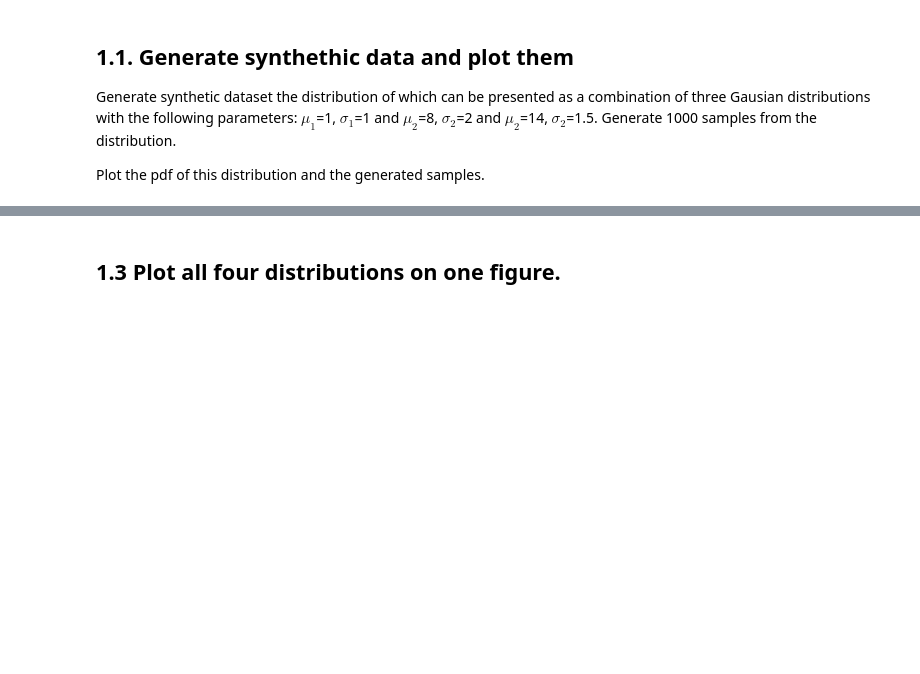
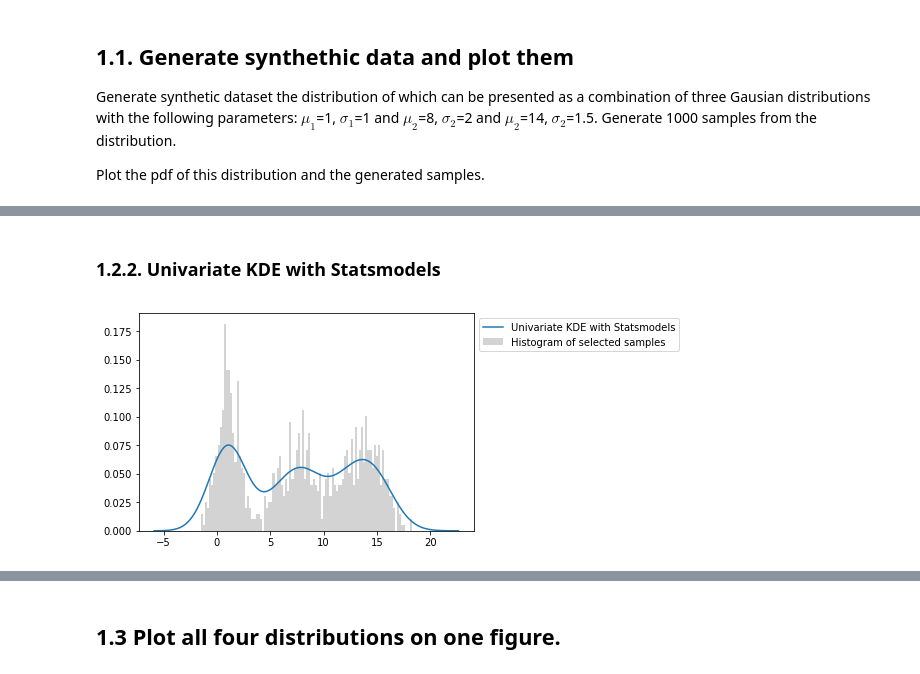
Before and after one commit to debaraj-barua/LearningAndAdaptivity-ss18, a Jupyter notebook: Assignment03/src/LA03_Ex2_KDE.ipynb, the cells around one changed output, grey strips where cells are left out. Drawn from its saved outputs; the diff is of its cells as text; code cells hidden in the pictures; blank space fills up the shorter version.

```diff
--- a/Assignment03/src/LA03_Ex2_KDE.ipynb
+++ b/Assignment03/src/LA03_Ex2_KDE.ipynb
@@ -55,0 +68,17 @@ plt.show()
+# %% [markdown]
+### 1.2.2. Univariate KDE with Statsmodels
+# %%
+"""
+source:
+http://www.statsmodels.org/dev/examples/notebooks/generated/kernel_density.html
+"""
+statsmod_univariate_kde = KDEUnivariate(samples)
+statsmod_univariate_kde.fit()
+plt.hist(samples, bins=samples.size//10, normed=True,
+         label="Histogram of selected samples",color='lightgrey')
+plt.plot(statsmod_univariate_kde.support, statsmod_univariate_kde.density,
+         label= 'Univariate KDE with Statsmodels')
+plt.legend(bbox_to_anchor = (1,1),loc= 2)
+plt.show()
+# %% [output]
+[figure, added]
```
Also changed, not shown: parts of 9 cells of this notebook, 1 other file.
